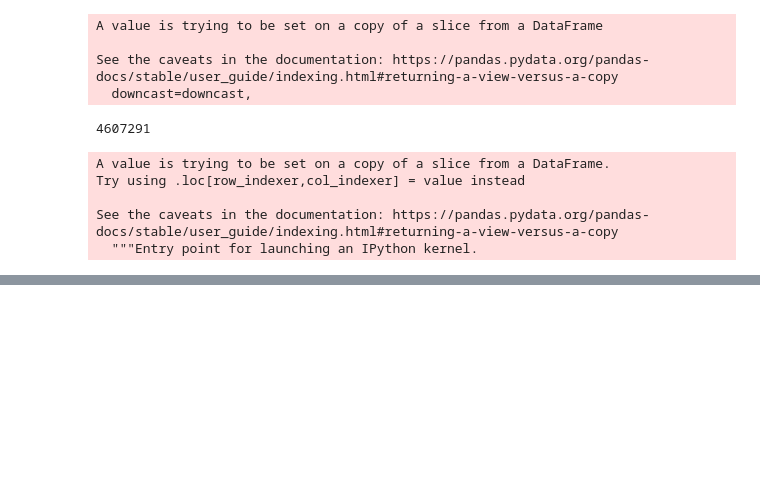
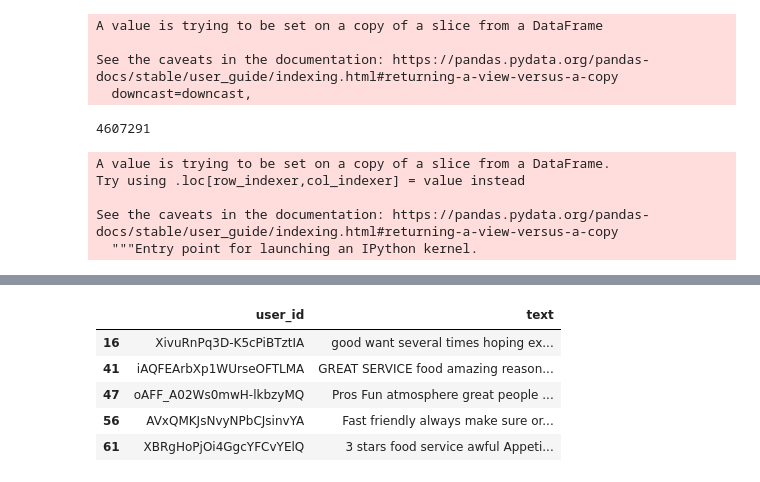
Before and after one commit to akshaypt7/RestroRecommender-1, a Jupyter notebook: NLTKmodel.ipynb, the cells around one changed output, grey strips where cells are left out. Cells and saved outputs as stored; diff of their text form; code cells hidden in the pictures; blank space fills up the shorter version.

```diff
--- a/NLTKmodel.ipynb
+++ b/NLTKmodel.ipynb
@@ -143,3 +143,12 @@ yelp_data = pd.read_pickle('/content/gdrive/MyDrive/YelpDataset/PickleFiles/yelp
 # %%
 userid_df = yelp_data[['user_id','text']]
 business_df = yelp_data[['business_id', 'text']]
+# %%
+userid_df.head()
+# %% [output]
+|  | user_id | text |
+| 16 | XivuRnPq3D-K5cPiBTztIA | good want several times hoping ex... |
+| 41 | iAQFEArbXp1WUrseOFTLMA | GREAT SERVICE food amazing reason... |
+| 47 | oAFF_A02Ws0mwH-lkbzyMQ | Pros Fun atmosphere great people ... |
+| 56 | AVxQMKJsNvyNPbCJsinvYA | Fast friendly always make sure or... |
+| 61 | XBRgHoPjOi4GgcYFCvYElQ | 3 stars food service awful Appeti... |
```
Also changed, not shown: parts of 23 cells of this notebook.
